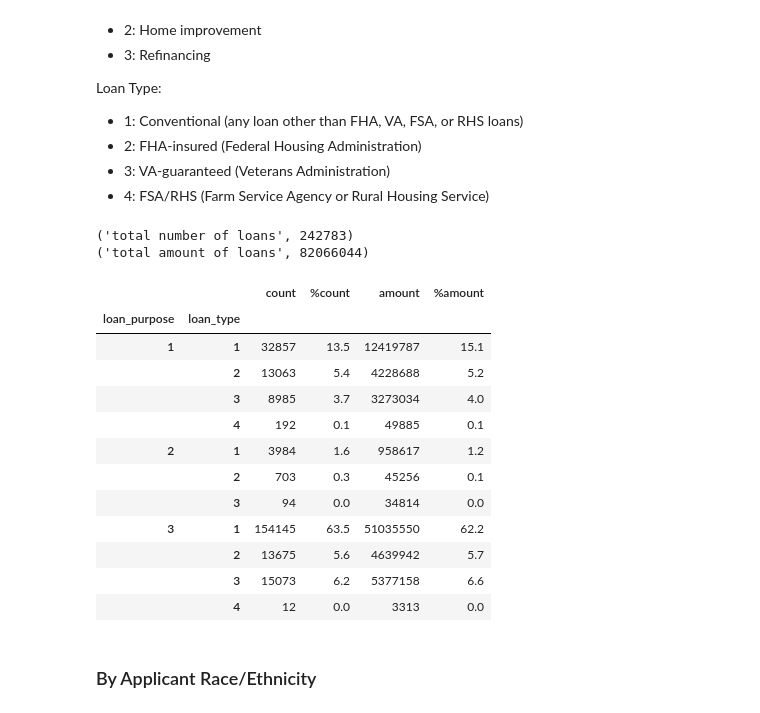
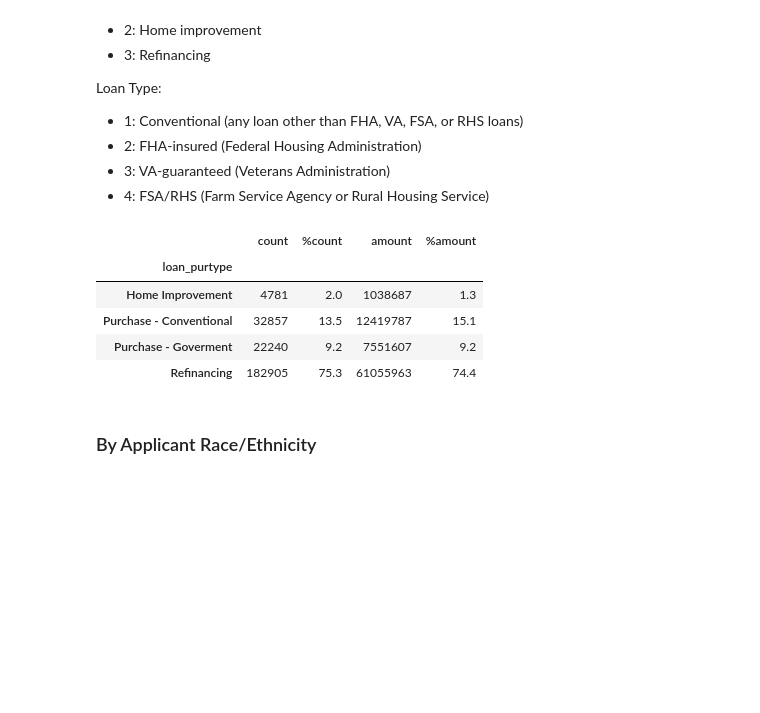
Before and after one commit to CivicKnowledge/San-Diego-Housing, a Jupyter notebook: gonzalo/report-g.ipynb, the cells around one changed output. Drawn from its saved outputs; the diff is of its cells as text; code cells hidden in the pictures; blank space fills up the shorter version.

Commit message:
some classifications

```diff
--- a/gonzalo/report-g.ipynb
+++ b/gonzalo/report-g.ipynb
@@ -48,36 +56,28 @@ Loan Type:
 * 2: FHA-insured (Federal Housing Administration)
 * 3: VA-guaranteed (Veterans Administration)
 * 4: FSA/RHS (Farm Service Agency or Rural Housing Service)
-# %%
-totalcount = df.loan_amount.count()
-totalamount = df.loan_amount.sum()
-print("total number of loans",totalcount)
-print("total amount of loans",totalamount)
-# %% [output]
-('total number of loans', 242783)
-('total amount of loans', 82066044)
 # %%
-loanpt = df.groupby(['loan_purpose','loan_type'])
+# classification
+df['loan_purtype'] = '_'
+df['loan_purtype'][(df['loan_purpose'] == 1) & (df['loan_type'] == 1)] = 'Purchase - Conventional'
+df['loan_purtype'][(df['loan_purpose'] == 1) & (df['loan_type'] > 1)] = 'Purchase - Goverment'
+df['loan_purtype'][df['loan_purpose'] == 2] = 'Home Improvement'
+df['loan_purtype'][df['loan_purpose'] == 3] = 'Refinancing'
+
+loanpt = df.groupby(['loan_purtype'])
 loanpt = loanpt['loan_amount'].agg(
                             {'count': np.size,
                              'amount': np.sum})
 loanpt['%count'] = np.round(100*loanpt['count']/totalcount,1)
 loanpt['%amount'] = np.round(100*loanpt['amount']/totalamount,1)
 loanpt[['count','%count','amount','%amount']]
 # %% [output]
-|  |  | count | %count | amount | %amount |
-| loan_purpose | loan_type |  |  |  |  |
-| 1 | 1 | 32857 | 13.5 | 12419787 | 15.1 |
-|  | 2 | 13063 | 5.4 | 4228688 | 5.2 |
-|  | 3 | 8985 | 3.7 | 3273034 | 4.0 |
-|  | 4 | 192 | 0.1 | 49885 | 0.1 |
-| 2 | 1 | 3984 | 1.6 | 958617 | 1.2 |
-|  | 2 | 703 | 0.3 | 45256 | 0.1 |
-|  | 3 | 94 | 0.0 | 34814 | 0.0 |
-| 3 | 1 | 154145 | 63.5 | 51035550 | 62.2 |
-|  | 2 | 13675 | 5.6 | 4639942 | 5.7 |
-|  | 3 | 15073 | 6.2 | 5377158 | 6.6 |
-|  | 4 | 12 | 0.0 | 3313 | 0.0 |
+|  | count | %count | amount | %amount |
+| loan_purtype |  |  |  |  |
+| Home Improvement | 4781 | 2.0 | 1038687 | 1.3 |
+| Purchase - Conventional | 32857 | 13.5 | 12419787 | 15.1 |
+| Purchase - Goverment | 22240 | 9.2 | 7551607 | 9.2 |
+| Refinancing | 182905 | 75.3 | 61055963 | 74.4 |
 # %% [markdown]
 ### By Applicant Race/Ethnicity
 # %%
```
Also changed, not shown: parts of 4 cells of this notebook.
